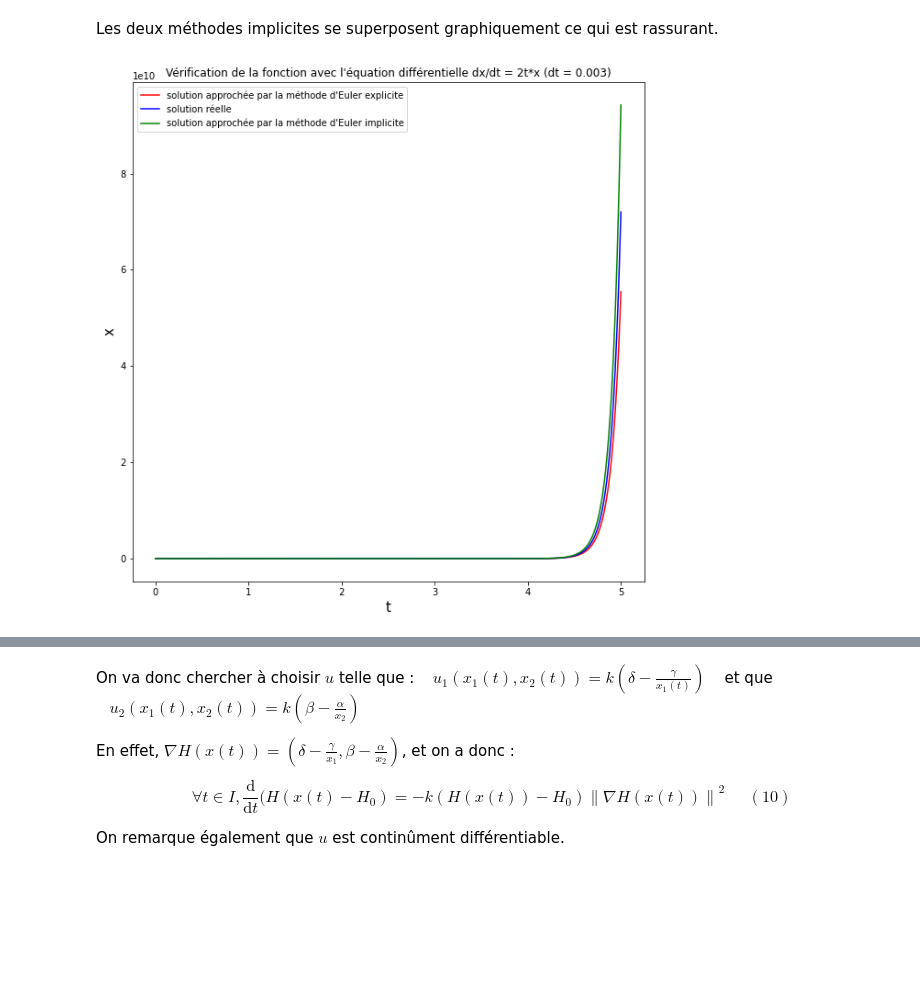
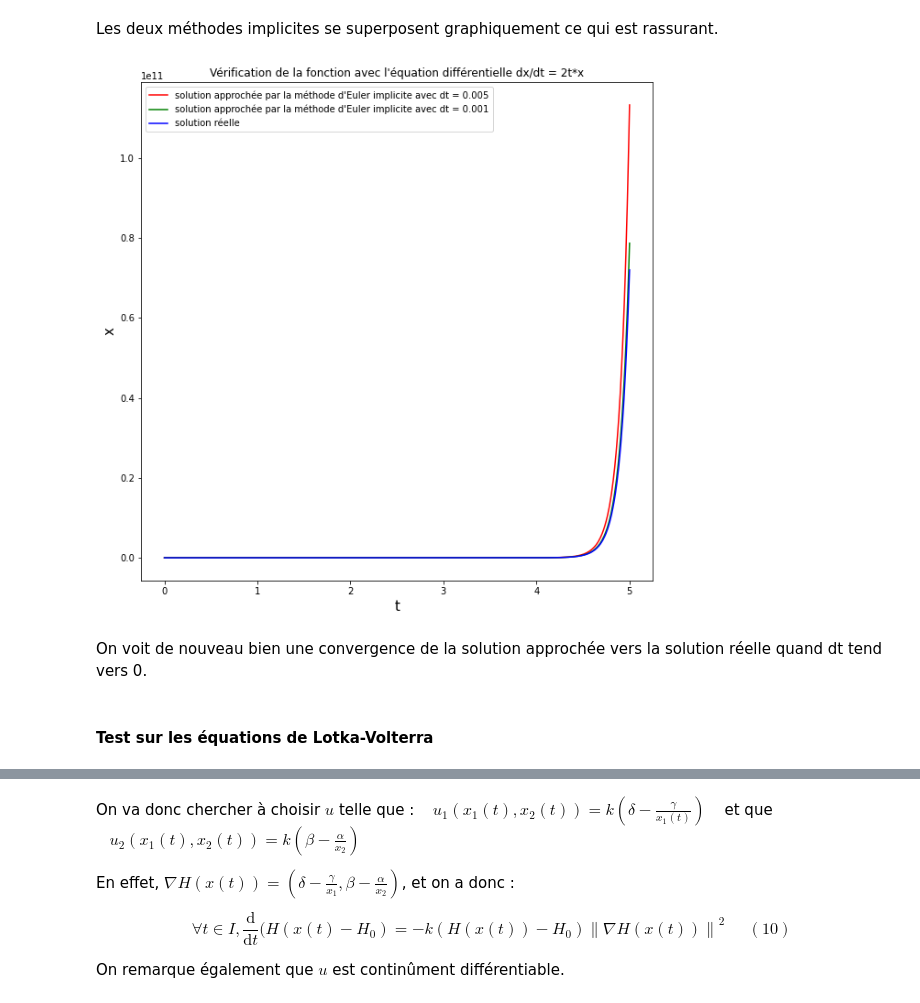
Before and after one commit to adrienmignot/projet_maths_info_chloevogeeeeeeeeeeeel, a Jupyter notebook: Projet_maths_info_2.ipynb, the cells around one changed output, grey strips where cells are left out. Drawn from its saved outputs; the diff is of its cells as text; code cells hidden in the pictures; blank space fills up the shorter version.

Commit message:
Derniers ajouts, ne reste que l'ordre de convergence

```diff
--- a/Projet_maths_info_2.ipynb
+++ b/Projet_maths_info_2.ipynb
@@ -391,0 +401,22 @@ plt.show()
+# %%
+x0 = np.array([1])
+t0 = 0
+dt = 0.03
+dt2 = 0.005
+tf = 5
+
+def fonction(t,x):
+    return x
+
+
+
+t,x = solve_euler_explicit(fonction,x0,dt,t0,tf)
+t2,x2 = solve_euler_explicit(fonction,x0,dt2,t0,tf)
+plt.plot(t,(np.abs(x - np.exp(t))),color = 'red')
+#plt.plot(t2,np.abs(x2 - np.exp(t2)),color = 'green')
+#legend = [f"solution approchée par la méthode d'Euler avec dt = {dt}",f"solution approchée par la méthode d'Euler avec dt = {dt2}",'solution réelle']
+plt.title("Vérification de la fonction avec l'équation différentielle dx/dt = x")
+#plt.legend(legend)
+plt.xlabel('t',size=15)
+plt.ylabel('x',size=15)
+plt.show()
@@ -554,27 +595,34 @@ plt.show()
 # %% [markdown]
 Les deux méthodes implicites se superposent graphiquement ce qui est rassurant.
 # %%
-# Test
+# Test de convergence quand dt tend vers 0
 
-x0 = np.array([1])
+x0 = np.array([1.])
 t0 = 0
-dt = 0.003
+dt = 0.005
+dt2 = 0.001
 tf = 5
 
 def fonction(t,x):
     return 2*t*x
 
 
 t,y = solve_euler_implicit(fonction,x0,dt,t0,tf)
 t,x = solve_euler_explicit(fonction,x0,dt,t0,tf)
-plt.plot(t,x,color = 'red')
+t2,x = solve_euler_implicit(fonction,x0,dt2,t0,tf)
+plt.plot(t,y,color = 'red')
+plt.plot(t2,x,color = 'green')
 plt.plot(t,np.exp(t**2), color = 'blue')
-plt.plot(t,y,color = 'green')
-legend = ["solution approchée par la méthode d'Euler explicite",'solution réelle',"solution approchée par la méthode d'Euler implicite"]
-plt.title(f"Vérification de la fonction avec l'équation différentielle dx/dt = 2t*x (dt = {dt})")
+
+legend = [f"solution approchée par la méthode d'Euler implicite avec dt = {dt}", f"solution approchée par la méthode d'Euler implicite avec dt = {dt2}",'solution réelle']
+plt.title(f"Vérification de la fonction avec l'équation différentielle dx/dt = 2t*x")
 plt.legend(legend)
 plt.xlabel('t',size=15)
 plt.ylabel('x',size=15)
 plt.show()
 # %% [output]
-[figure, old version]
+[figure, new version]
+# %% [markdown]
+On voit de nouveau bien une convergence de la solution approchée vers la solution réelle quand dt tend vers 0.
+# %% [markdown]
+#### Test sur les équations de Lotka-Volterra
```
Also changed, not shown: parts of 41 cells of this notebook.
